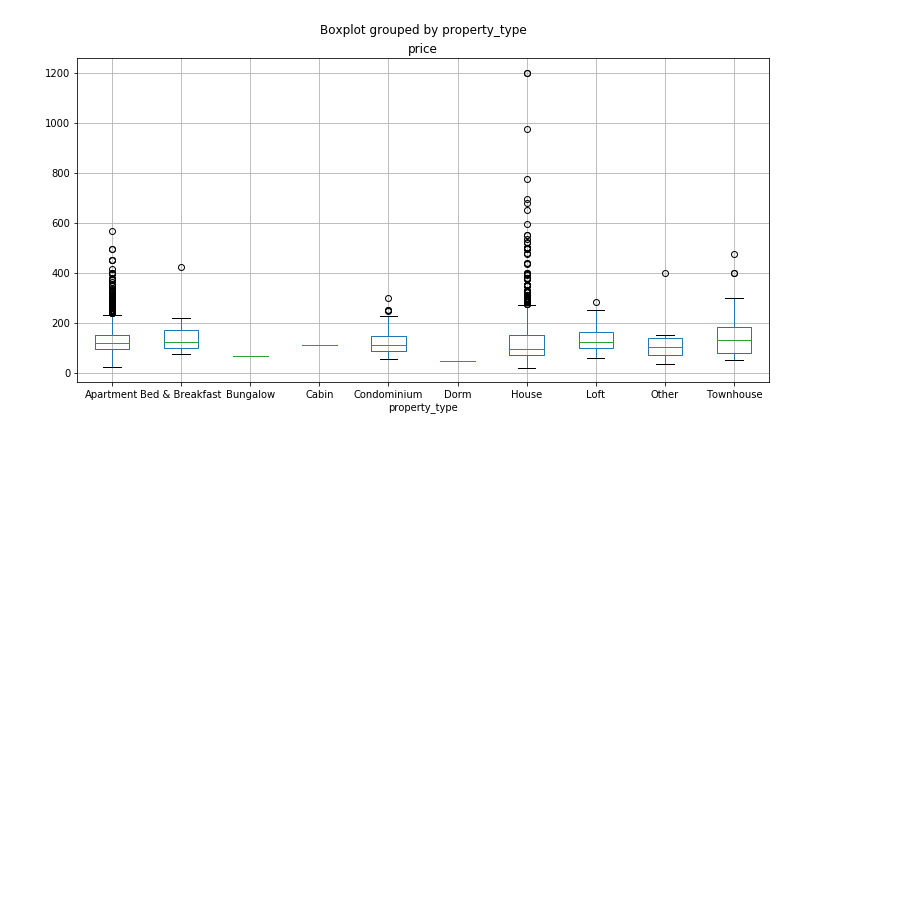
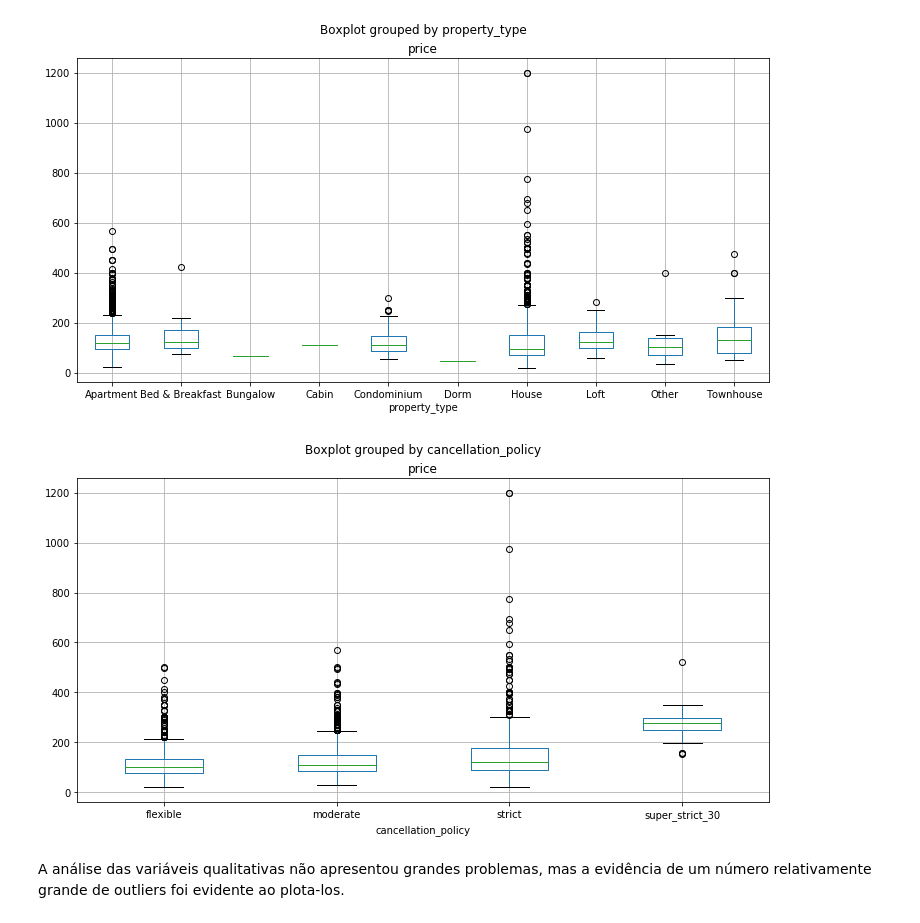
Before and after one commit to digomattar21/Projeto_3_CD, a Jupyter notebook: Projeto3_OG.ipynb, the cells around one changed output. Saved outputs shown, nothing was run; the diff lists cells and outputs as text; code cells hidden in the pictures; blank space fills up the shorter version.

```diff
--- a/Projeto3_OG.ipynb
+++ b/Projeto3_OG.ipynb
@@ -74,3 +52,10 @@ plt.rcParams['figure.figsize'] = (12,6)
 df.boxplot(column=['price'], by='property_type');
 # %% [output]
 [figure]
+# %%
+plt.rcParams['figure.figsize'] = (12,6)
+df.boxplot(column=['price'], by='cancellation_policy');
+# %% [output]
+[figure, added]
+# %% [markdown]
+A análise das variáveis qualitativas não apresentou grandes problemas, mas a evidência de um número relativamente grande de outliers foi evidente ao plota-los.
```
Also changed, not shown: parts of 28 cells of this notebook, 2 other files.
